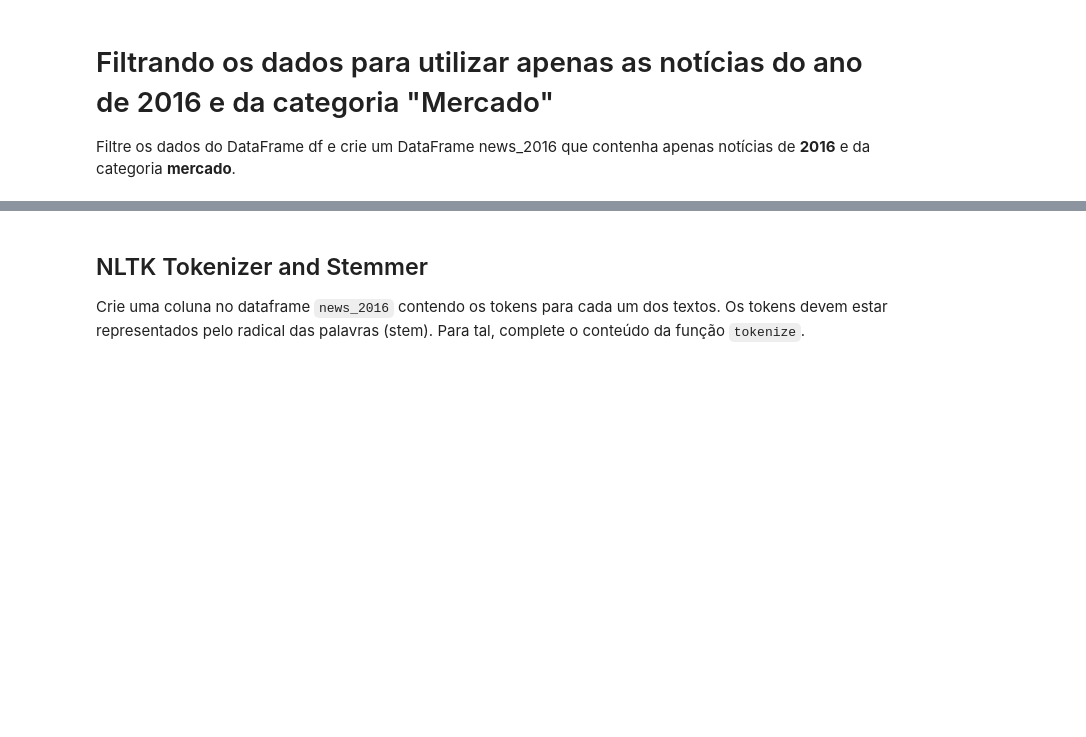
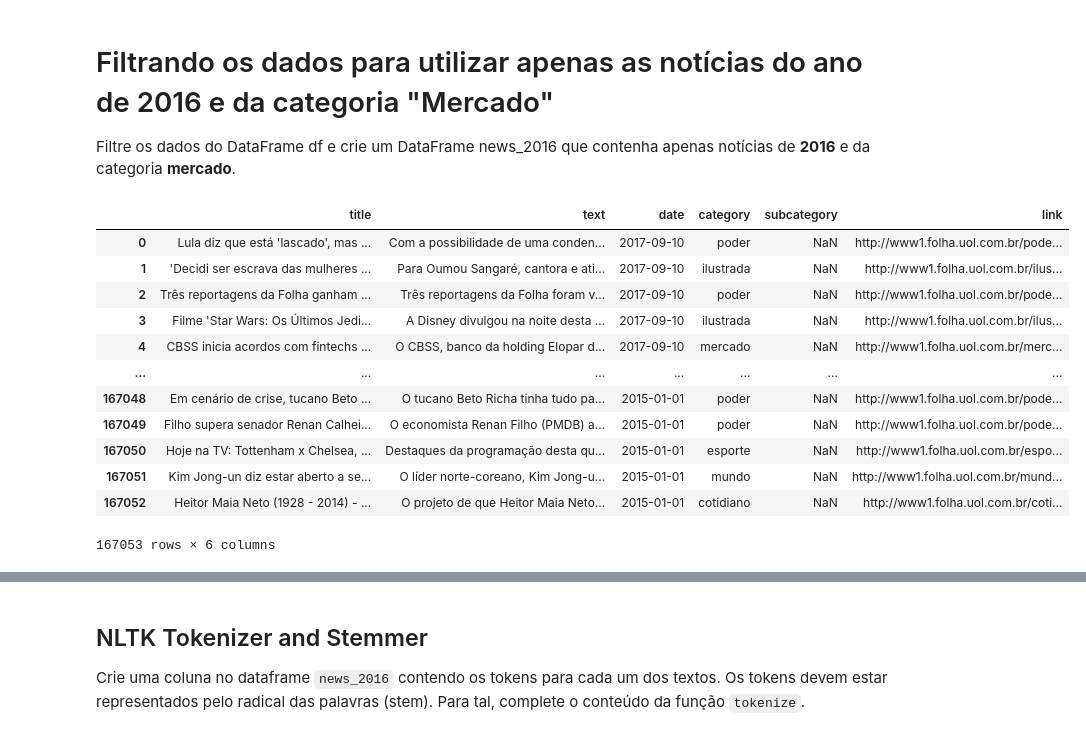
Before and after one commit to kleberga/proc_ling_natural, a Jupyter notebook: Questionário_Projeto_de_Disciplina_de_Text_Mining.ipynb, the cells around one changed output, grey strips where cells are left out. Drawn from its saved outputs; the diff is of its cells as text; code cells hidden in the pictures; blank space fills up the shorter version.

```diff
--- a/Questionário_Projeto_de_Disciplina_de_Text_Mining.ipynb
+++ b/Questionário_Projeto_de_Disciplina_de_Text_Mining.ipynb
@@ -127,6 +131,22 @@ SEED = 123
 # Filtrando os dados para utilizar apenas as notícias do ano de 2016 e da categoria "Mercado"
 
 Filtre os dados do DataFrame df e crie um DataFrame news_2016 que contenha apenas notícias de **2016** e da categoria **mercado**.
+# %%
+df
+# %% [output]
+|  | title | text | date | category | subcategory | link |
+| 0 | Lula diz que está 'lascado', mas ... | Com a possibilidade de uma conden... | 2017-09-10 | poder | NaN | http://www1.folha.uol.com.br/pode... |
+| 1 | 'Decidi ser escrava das mulheres ... | Para Oumou Sangaré, cantora e ati... | 2017-09-10 | ilustrada | NaN | http://www1.folha.uol.com.br/ilus... |
+| 2 | Três reportagens da Folha ganham ... | Três reportagens da Folha foram v... | 2017-09-10 | poder | NaN | http://www1.folha.uol.com.br/pode... |
+| 3 | Filme 'Star Wars: Os Últimos Jedi... | A Disney divulgou na noite desta ... | 2017-09-10 | ilustrada | NaN | http://www1.folha.uol.com.br/ilus... |
+| 4 | CBSS inicia acordos com fintechs ... | O CBSS, banco da holding Elopar d... | 2017-09-10 | mercado | NaN | http://www1.folha.uol.com.br/merc... |
+| ... | ... | ... | ... | ... | ... | ... |
+| 167048 | Em cenário de crise, tucano Beto ... | O tucano Beto Richa tinha tudo pa... | 2015-01-01 | poder | NaN | http://www1.folha.uol.com.br/pode... |
+| 167049 | Filho supera senador Renan Calhei... | O economista Renan Filho (PMDB) a... | 2015-01-01 | poder | NaN | http://www1.folha.uol.com.br/pode... |
+| 167050 | Hoje na TV: Tottenham x Chelsea, ... | Destaques da programação desta qu... | 2015-01-01 | esporte | NaN | http://www1.folha.uol.com.br/espo... |
+| 167051 | Kim Jong-un diz estar aberto a se... | O líder norte-coreano, Kim Jong-u... | 2015-01-01 | mundo | NaN | http://www1.folha.uol.com.br/mund... |
+| 167052 | Heitor Maia Neto (1928 - 2014) - ... | O projeto de que Heitor Maia Neto... | 2015-01-01 | cotidiano | NaN | http://www1.folha.uol.com.br/coti... |
+167053 rows × 6 columns
 # %%
 df['date'] = pd.to_datetime(df.date)
 # Create a dataframe named news_2016
```
Also changed, not shown: parts of 2 cells of this notebook.
